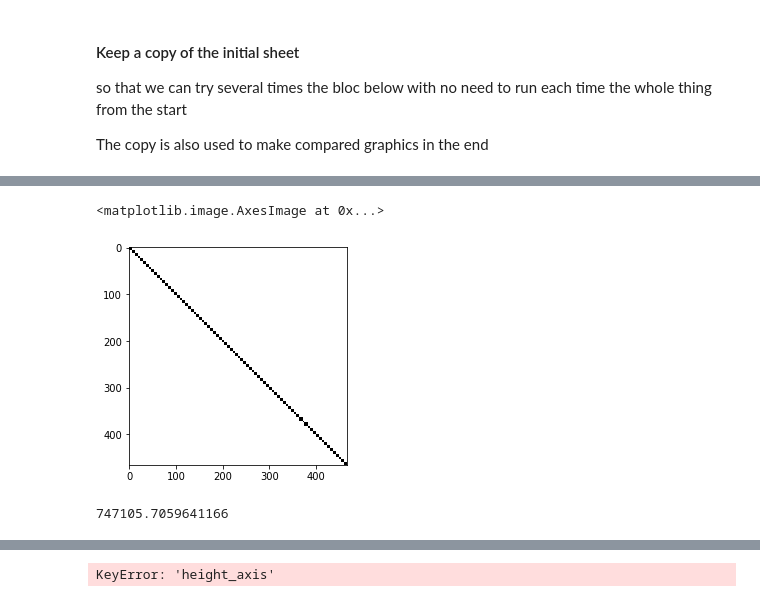
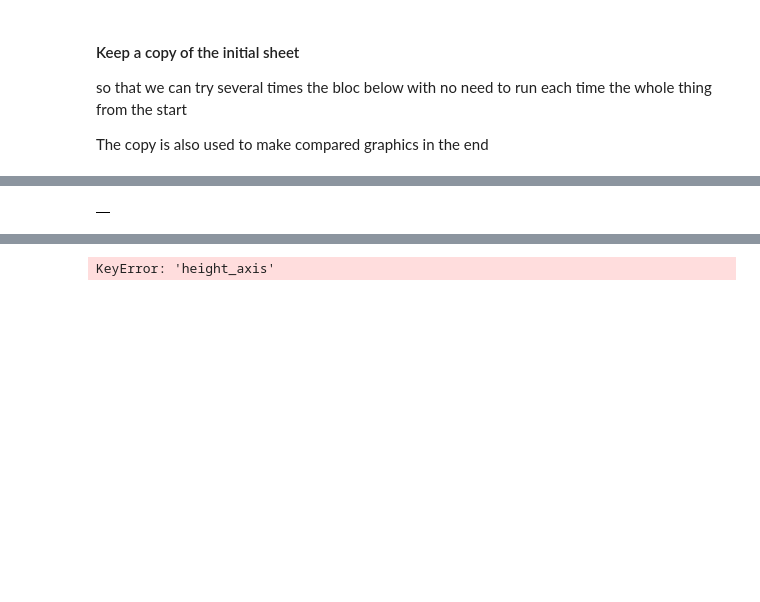
Before and after one commit to suzannelab/polarity, a Jupyter notebook: notebooks/polarity_v4_equadiff.ipynb, the cells around one changed output, grey strips where cells are left out. Drawn from its saved outputs; the diff is of its cells as text; code cells hidden in the pictures; blank space fills up the shorter version.

```diff
--- a/notebooks/polarity_v4_equadiff.ipynb
+++ b/notebooks/polarity_v4_equadiff.ipynb
@@ -206,40 +205,31 @@ def V_U_calculation(edges, V_ij, U_ij):
 
 
         # Parcours des edges opposes des edges voisins
         opposite_pos = edges.loc[jj, 'opposite']
         if opposite_pos !=-1:
 
             #epsilon2*lj*Cbetaj/perimeter
             U_ij[ii, opposite_pos] += (
                     - edges.loc[jj, 'recrutment']
                     *(sheet.edge_df.loc[opposite_pos, 'length']
                     / perimeter[jj]))
 
 
     index = edges.index.values
     #epsilon0*Ci
     U_ij[index, index] += edges['auto_catalytic']
     #-J/li
     U_ij[index, index] += -edges['desorption'] / edges['length']
 
     #Opposite edge
     #epsilon2*Cbetai
     U_ij[index, edges['opposite']] += edges['recrutment']
 
 
 V_ij = np.eye(sheet.Ne, sheet.Ne)
 U_ij = np.zeros((sheet.Ne, sheet.Ne))
 sheet.edge_df.groupby('face').apply(V_U_calculation,V_ij, U_ij)
 
-plt.imshow(V_ij!=0, cmap='Greys')
 #plt.imshow(U_ij!=0, cmap='Greys')
 # %% [output]
-<matplotlib.image.AxesImage at 0x...>
-[figure, removed]
+|  |
-# %%
-U = U_ij * sheet.edge_df.concentration.values
-Te = 10
-V = - Te * V_ij * np.log(sheet.edge_df.concentration.values)
-(U - V).sum()
-# %% [output]
-747105.7059641166
```
Also changed, not shown: parts of 17 cells of this notebook.
